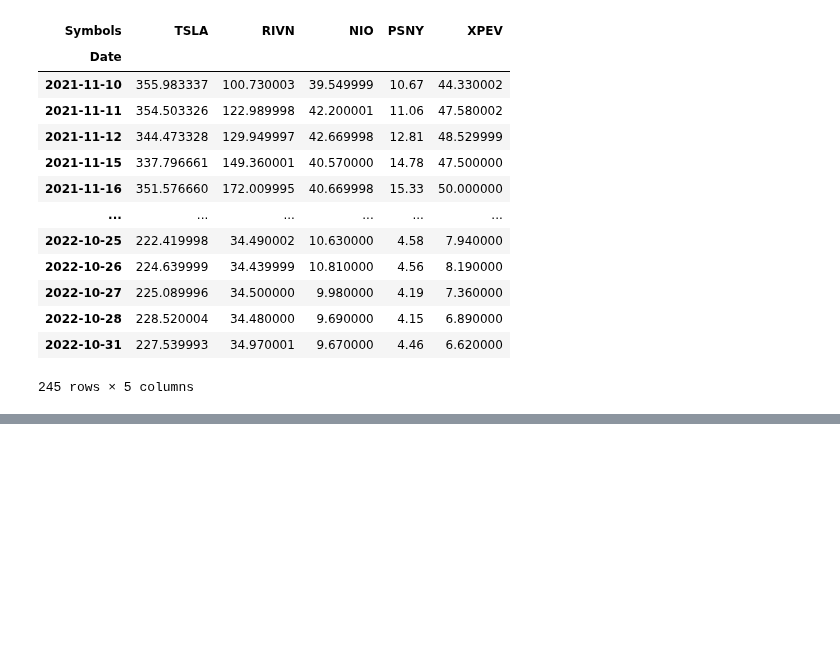
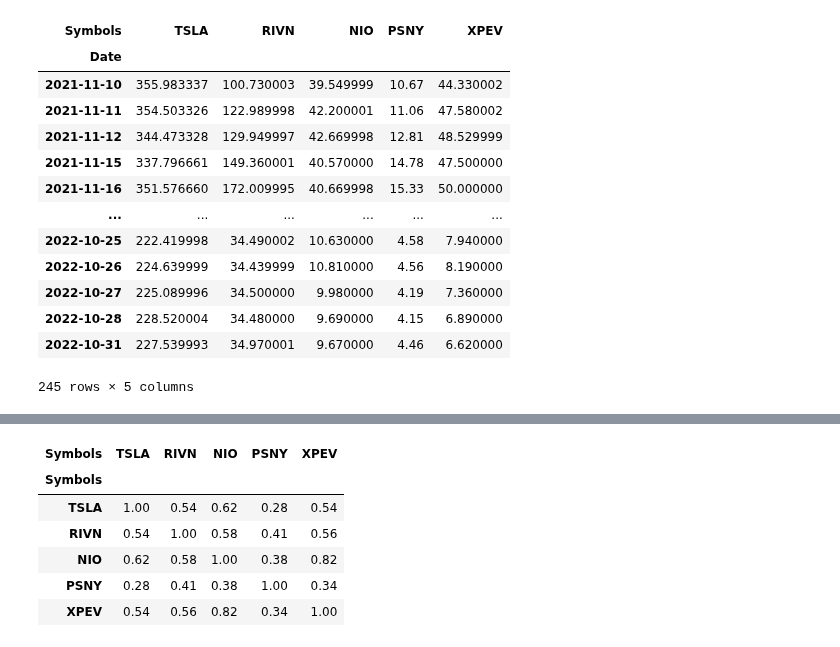
Before and after one commit to E-Silverstein/Financial-Analysis-and-Modeling-Repository, a Jupyter notebook: LithiumStocks.ipynb, the cells around one changed output, grey strips where cells are left out. Cells and saved outputs as stored; diff of their text form; code cells hidden in the pictures; blank space fills up the shorter version.

```diff
--- a/LithiumStocks.ipynb
+++ b/LithiumStocks.ipynb
@@ -61,0 +98,11 @@ evData = evData['Adj Close']
+# %%
+corrEv = evData.corr()
+corrEv.style.background_gradient(cmap='coolwarm').set_precision(2)
+# %% [output]
+| Symbols | TSLA | RIVN | NIO | PSNY | XPEV |
+| Symbols |  |  |  |  |  |
+| TSLA | 1.00 | 0.54 | 0.62 | 0.28 | 0.54 |
+| RIVN | 0.54 | 1.00 | 0.58 | 0.41 | 0.56 |
+| NIO | 0.62 | 0.58 | 1.00 | 0.38 | 0.82 |
+| PSNY | 0.28 | 0.41 | 0.38 | 1.00 | 0.34 |
+| XPEV | 0.54 | 0.56 | 0.82 | 0.34 | 1.00 |
```
Also changed, not shown: parts of 10 cells of this notebook.
